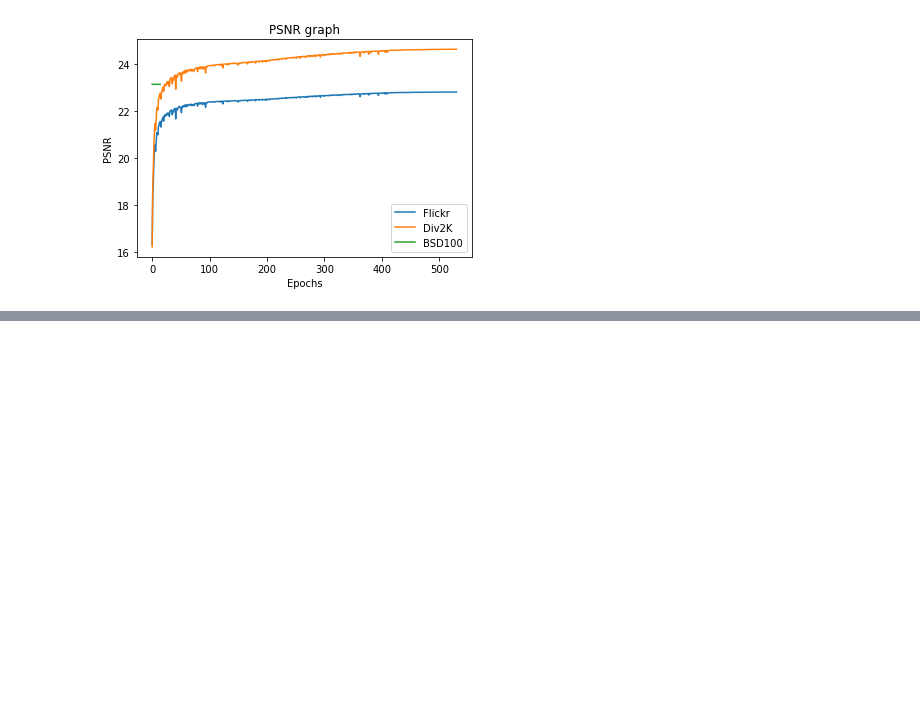
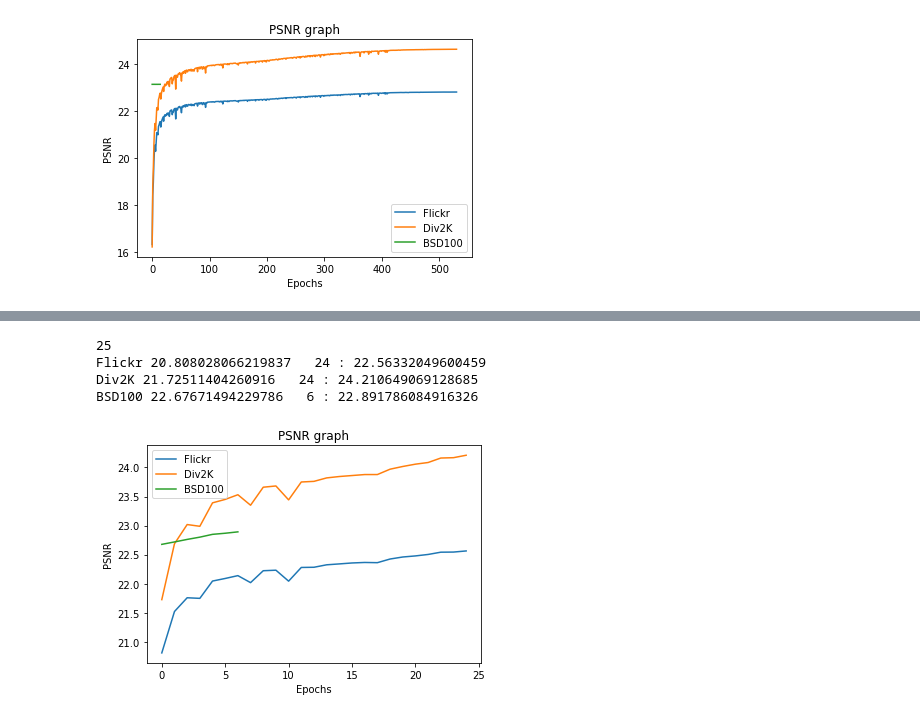
Before and after one commit to Shrsh/Super_Resolution_Networks, a Jupyter notebook: Graphs.ipynb, the cells around one changed output, grey strips where cells are left out. Saved outputs shown, nothing was run; the diff lists cells and outputs as text; code cells hidden in the pictures; blank space fills up the shorter version.

```diff
--- a/Graphs.ipynb
+++ b/Graphs.ipynb
@@ -863,0 +871,36 @@ print("BSD100",db3[0]," ",db3.index(max(db3)),":",max(db3))
+# %%
+## Small SRSN, 2 RRDB Blocks - 64 growth channels and input channels.
+#Kaiming
+#All activations set to leaky_relu(negative_slope= 0.2)
+#Increased filter size of conv2
+#Used Huber loss instead of L1 and train till it saturates(at PSNR 24.66), then train of l2 loss.
+#scale ratio = 0.2
+# Old Data
+#BS=8
+#Content Loss
+path = "/home/harsh.shukla/SRCNN/SRSN_results/PSNR_flickr.txt"
+dbfile = open(path, 'rb')
+db1 = pickle.load(dbfile)
+path = "/home/harsh.shukla/SRCNN/SRSN_results/PSNR_div.txt"
+dbfile = open(path, 'rb')
+db2 = pickle.load(dbfile)
+path = "/home/harsh.shukla/SRCNN/SRSN_results/PSNR_bsd.txt"
+dbfile = open(path, 'rb')
+db3 = pickle.load(dbfile)
+plt.plot(db1,label="Flickr")
+plt.plot(db2,label="Div2K")
+plt.plot(db3,label="BSD100")
+plt.title('PSNR graph')
+plt.ylabel('PSNR')
+plt.xlabel('Epochs')
+plt.legend()
+print(len(db1))
+print("Flickr",db1[0]," ",db1.index(max(db1)),":",max(db1))
+print("Div2K",db2[0]," ",db2.index(max(db2)),":",max(db2))
+print("BSD100",db3[0]," ",db3.index(max(db3)),":",max(db3))
+# %% [output]
+25
+Flickr 20.808028066219837   24 : 22.56332049600459
+Div2K 21.72511404260916   24 : 24.210649069128685
+BSD100 22.67671494229786   6 : 22.891786084916326
+[figure, added]
```
Also changed, not shown: parts of 1 cell of this notebook, 1 other file.
